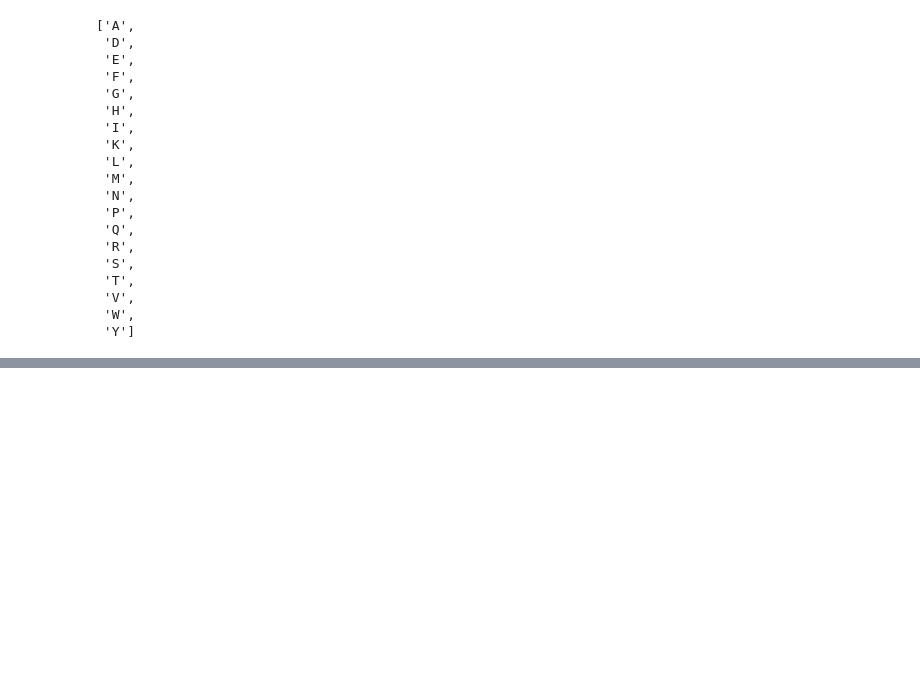
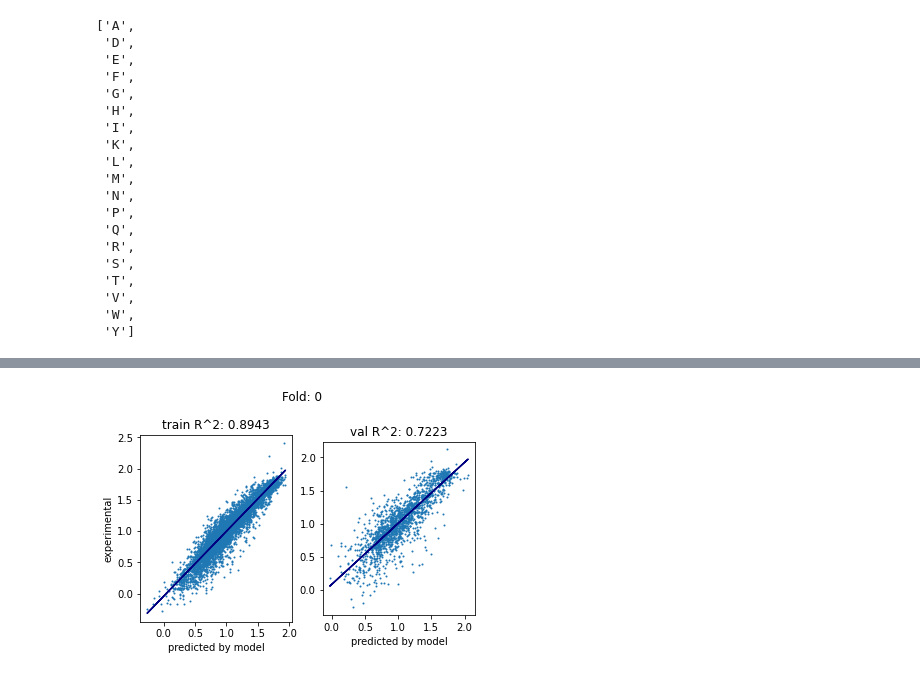
Before and after one commit to latticetower/stable-mutants, a Jupyter notebook: notebooks/catboost-cross-val-models.ipynb, the cells around one changed output, grey strips where cells are left out. Cells and saved outputs as stored; diff of their text form; code cells hidden in the pictures; blank space fills up the shorter version.

```diff
--- a/notebooks/catboost-cross-val-models.ipynb
+++ b/notebooks/catboost-cross-val-models.ipynb
@@ -229,7 +264,7 @@ Test (using median prediction) R^2= 0.7224002166666901
 # Let's compare our best model R^2 on test with the best ensemble.
 # it won't be better than ensemble in the terms of performance, but it will run on new data faster.
 model_all_data = CatBoostRegressor(
-    iterations=NITERATIONS, depth=2, learning_rate=1, loss_function='RMSE',
+    iterations=NITERATIONS, depth=7, learning_rate=1, loss_function='RMSE',
     metric_period=NITERATIONS//10
 )
 model_all_data.fit(x_full_train, y_full_train, eval_set=(x_full_train, y_full_train))
@@ -237,5 +272,5 @@ path = f"{SAVE_PREFIX}all.cbm"
 model_all_data.save_model(path)
 predictions = model_all_data.predict(x_full_test)
 score=r2_score(y_full_test, predictions)
-print("R^2 score:", score)
+print("R^2 score on test set:", score)
 # %% [output]
@@ -257,0 +340,84 @@ R^2 score: 0.7059697738094114
+# %%
+fold_predictions_train = []
+fold_predictions_test = []
+for fold in sorted(split_data):
+    train_index, test_index = split_data[fold]
+    x_train = x_full_train[train_index]
+    y_train = y_full_train[train_index]
+    x_val = x_full_train[test_index]
+    y_val = y_full_train[test_index]
+
+    path = f"{SAVE_PREFIX}{fold}.cbm"
+    model = CatBoostRegressor()
+    model.load_model(path)
+
+    pred_train = model.predict(x_train)
+    pred_val = model.predict(x_val)
+    pred_full_train = model.predict(x_full_train)
+    pred_full_test = model.predict(x_full_test)
+    fold_predictions_train.append(pred_full_train)
+    fold_predictions_test.append(pred_full_test)
+
+    fig, (ax0, ax1) = plt.subplots(ncols=2)
+    ax0.scatter(pred_train, y_train, s=1)
+
+    score = r2_score(y_train, pred_train)
+    m, b = np.polyfit(pred_train, y_train, 1)
+
+    ax0.plot(pred_train, m*pred_train + b, color="navy")
+    ax0.set_aspect("equal")
+    ax0.set_title(f"train R^2: {score:.4f}")
+    ax0.set_xlabel("predicted by model")
+    ax0.set_ylabel("experimental")
+
+    ax1.scatter(pred_val, y_val, s=1)
+    m, b = np.polyfit(pred_val, y_val, 1)
+    ax1.plot(pred_val, m*pred_val + b, color="navy")
+
+    ax1.set_aspect("equal")
+    score = r2_score(y_val, pred_val)
+    ax1.set_title(f"val R^2: {score:.4f}");
+    ax1.set_xlabel("predicted by model")
+    plt.suptitle(f"Fold: {fold}")
+    plt.show()
+    plt.close(fig)
+
+train_predictions_mean = np.stack(fold_predictions_train).mean(0)
+test_predictions_mean = np.stack(fold_predictions_test).mean(0)
+train_predictions_median = np.median(np.stack(fold_predictions_train), 0)
+test_predictions_median = np.median(np.stack(fold_predictions_test), 0)
+
+print("Train (using mean prediction) R^2=", r2_score(y_full_train, train_predictions_mean))
+# print("Train (using median prediction) R^2=", r2_score(y_full_train, train_predictions_median))
+
+print("Test (using mean prediction) R^2=", r2_score(y_full_test, test_predictions_mean))
+# print("Test (using median prediction) R^2=", r2_score(y_full_test, test_predictions_median))
+
+# the same plots for mean predictions - on train and test datasets:
+fig, (ax0, ax1) = plt.subplots(ncols=2)
+## train
+ax0.scatter(train_predictions_mean, y_full_train, s=1)
+
+score = r2_score(y_full_train, train_predictions_mean)
+m, b = np.polyfit(train_predictions_mean, y_full_train, 1)
+
+ax0.plot(train_predictions_mean, m*train_predictions_mean + b, color="navy")
+ax0.set_aspect("equal")
+ax0.set_title(f"train R^2: {score:.4f}")
+ax0.set_xlabel("predicted by model")
+ax0.set_ylabel("experimental")
+
+## test
+ax1.scatter(test_predictions_mean, y_full_test, s=1)
+
+score = r2_score(y_full_test, test_predictions_mean)
+m, b = np.polyfit(test_predictions_mean, y_full_test, 1)
+
+ax1.plot(test_predictions_mean, m*test_predictions_mean + b, color="navy")
+ax1.set_aspect("equal")
+ax1.set_title(f"test R^2: {score:.4f}")
+ax1.set_xlabel("predicted by model")
+ax1.set_ylabel("experimental");
+plt.suptitle(f"Mean predictions from {NFOLDS} models");
+# %% [output]
+[figure, added]
```
Also changed, not shown: parts of 11 cells of this notebook.
